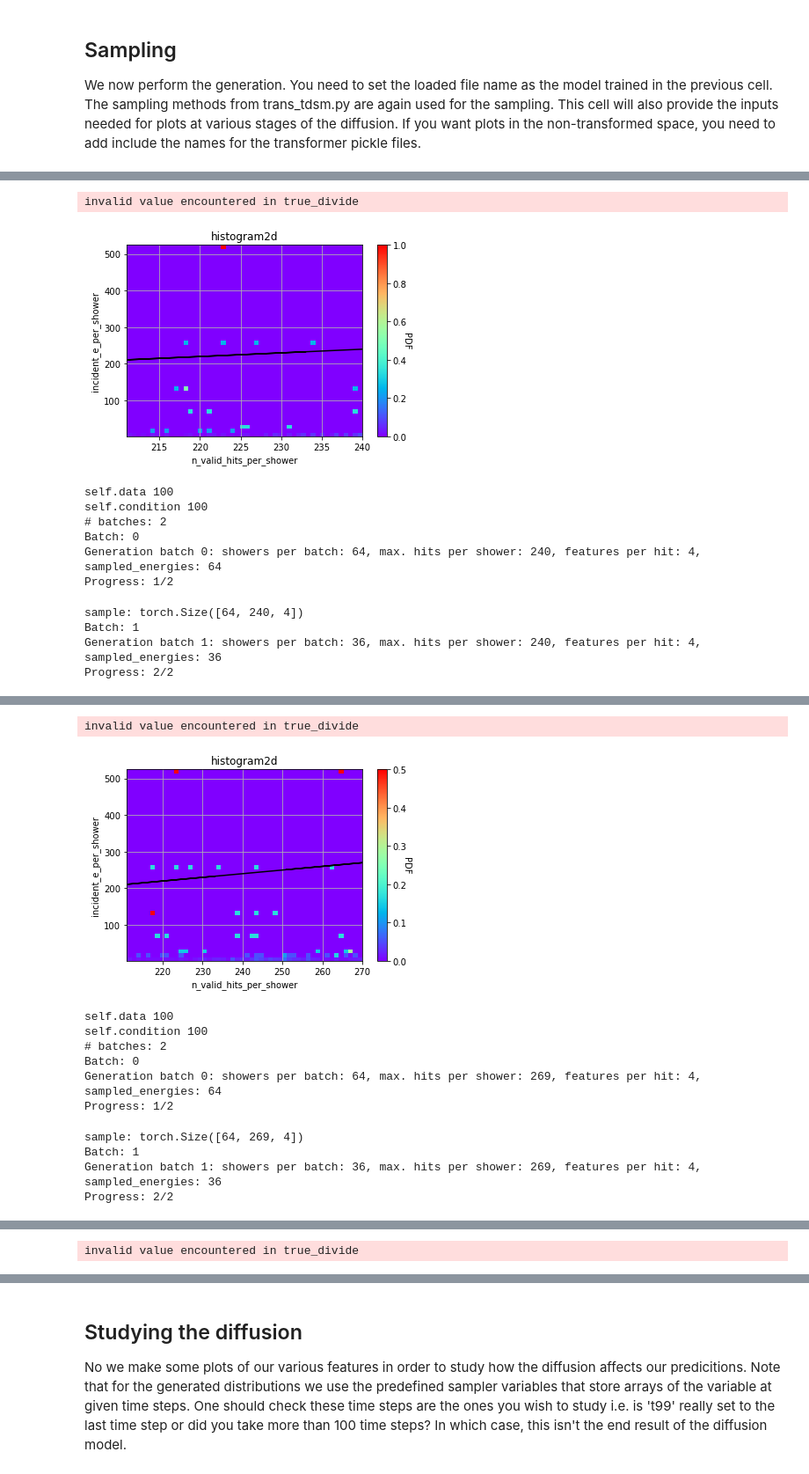
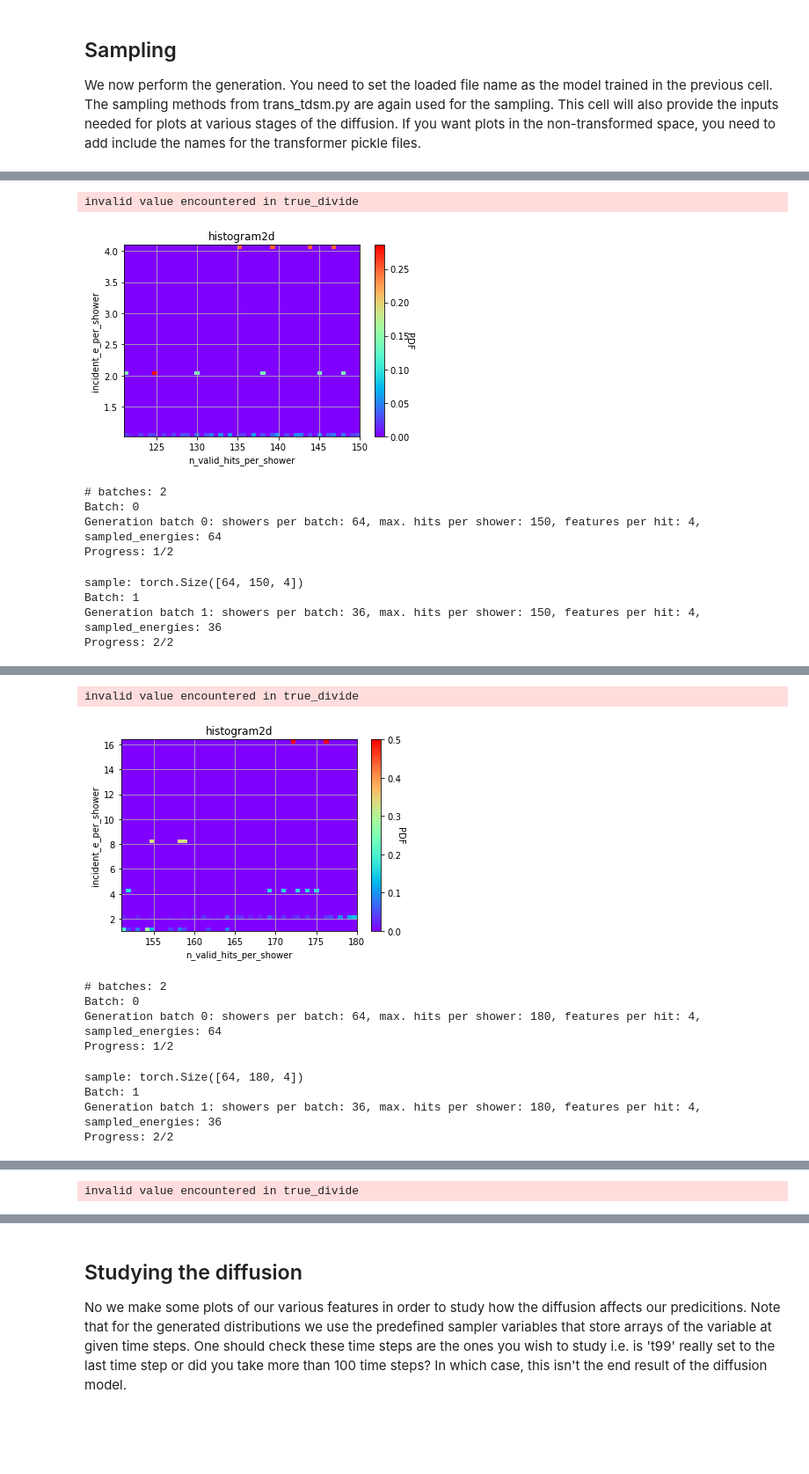
Before and after one commit to vincentchen566/tdsm_encoder, a Jupyter notebook: tdsm_encoder.ipynb, the cells around one changed output, grey strips where cells are left out. Shown at 88% size. Drawn from its saved outputs; the diff is of its cells as text; code cells hidden in the pictures; blank space fills up the shorter version.

Commit message:
updated sampler code to run multiple files and create correct plots

```diff
--- a/tdsm_encoder.ipynb
+++ b/tdsm_encoder.ipynb
@@ -80,7 +80,7 @@ print('Working directory: ', workingdir)
 files_list_ = []
 for filename in os.listdir(dataset_store_path):
     #if fnmatch.fnmatch(filename, dataset + '12*.pt') or fnmatch.fnmatch(filename, dataset + '21*.pt') or fnmatch.fnmatch(filename, dataset + '30*.pt'):
-    if fnmatch.fnmatch(filename, dataset + '2*.pt'):
+    if fnmatch.fnmatch(filename, dataset + '1*.pt'):
         files_list_.append(os.path.join(dataset_store_path, filename))
 print(files_list_)
 
@@ -851,7 +851,7 @@ workingdir = "./"
 
 # SAMPLE PARAMETERS
 sampler_steps = 100
-n_showers_2_gen =  100
+n_showers_2_gen = 100
 
 print(f'batch_size: {batch_size}')
 
@@ -860,16 +860,17 @@ if not os.path.exists(output_directory):
     os.makedirs(output_directory)
 
 # Load saved model
-model.load_state_dict(torch.load('/eos/user/j/jthomasw/tdsm_encoder/training_20230824_0901_output/ckpt_tmp_99.pth', map_location=device))
+model.load_state_dict(torch.load('/eos/user/j/jthomasw/tdsm_encoder/training_20230825_1601_output/ckpt_tmp_499.pth', map_location=device))
 model.to(device)
 
-# Get max. N hits / N valid hits in batch
-n_valid_hits_per_shower = np.array([])
-incident_e_per_shower = np.array([])
+# N valid hits used for 2D PDF
+#n_valid_hits_per_shower = np.array([])
+# Incident particle energy for 2D PDF
+#incident_e_per_shower = np.array([])
 geant_deposited_energy = []
 geant_x_pos = []
 geant_y_pos = []
-geant_ine = []
+geant_ine = np.array([])
 N_geant_showers = 0
 
 print(f'Files: {files_list_}')
@@ -904,6 +905,12 @@ sample_ = []
 pc_sampler = trans_tdsm.pc_sampler(sde=sde, padding_value=padding_value, snr=0.16, sampler_steps=sampler_steps, device=device, jupyternotebook=True)
 # Collect Geant4 shower information
 for file_idx in range(len(files_list_)):
+
+    # N valid hits used for 2D PDF
+    n_valid_hits_per_shower = np.array([])
+    # Incident particle energy for 2D PDF
+    incident_e_per_shower = np.array([])
+
     max_hits = -1
     file = files_list_[file_idx]
     print(f'file: {file}')
@@ -919,17 +926,23 @@ for file_idx in range(len(files_list_)):
         valid_event = []
         data_np = shower_data.cpu().numpy().copy()
         energy_np = incident_energies.cpu().numpy().copy()
+
         # Mask for padded values
         masking = data_np[:,:,0] != padding_value
+
         # Loop over each shower in batch
         for j in range(len(data_np)):
-            # Mask padded hits and count valid hits for shower j in batch
-            valid_hits = data_np[j]#[masking[j]]
-            #n_valid_hits_per_shower.append(len(data_np[j][masking[j]]))
-            n_valid_hits_per_shower = np.append(n_valid_hits_per_shower, len(data_np[j][masking[j]]))
+
+            # valid hits for shower j in batch used for GEANT plot distributions
+            valid_hits = data_np[j]
+
+            # real (unpadded) hit multiplicity needed for the 2D PDF later
+            n_valid_hits = data_np[j][masking[j]]
+
+            n_valid_hits_per_shower = np.append(n_valid_hits_per_shower, len(n_valid_hits))
             if len(valid_hits)>max_hits:
                 max_hits = len(valid_hits)
-            #incident_e_per_shower.append(energy_np[j])
+
             incident_e_per_shower = np.append(incident_e_per_shower, energy_np[j])
 
             # ONLY for plotting purposes
@@ -937,12 +950,16 @@ for file_idx in range(len(files_list_)):
                 break
             else:
                 shower_counter+=1
-                all_ine = np.array(energy_np[j]).reshape(-1,1)
+
+                #geant_ine = np.append(geant_ine, energy_np[j])
+                all_ine = energy_np[j].reshape(-1,1)
+
                 # Rescale the conditional input for each shower
                 if ine_trans_file != '':
                     all_ine = scalar_ine.inverse_transform(all_ine)
-                all_ine = all_ine.flatten().tolist()
-                geant_ine.append(all_ine)
+                all_ine = all_ine.flatten()
+                all_ine = all_ine.tolist()
+                geant_ine = np.append(geant_ine,all_ine[0])
 
                 all_e = valid_hits[:,0].reshape(-1,1)
                 if energy_trans_file != '':
@@ -963,14 +980,15 @@ for file_idx in range(len(files_list_)):
                 geant_y_pos.append( np.mean(all_y) )
 
             N_geant_showers+=1
-    #file_max_hits.append(max_hits)
+
     del custom_data
+    print(f'max_hits: {max_hits}')
 
     # Arrays of Nvalid hits in showers, incident energies per shower
     n_valid_hits_per_shower = np.array(n_valid_hits_per_shower)
     incident_e_per_shower = np.array(incident_e_per_shower)
-    max_incident_e = max(incident_e_per_shower)
-    min_incident_e = min(incident_e_per_shower)
+    #max_incident_e = max(incident_e_per_shower)
+    #min_incident_e = min(incident_e_per_shower)
 
     # Generate 2D pdf of incident E vs N valid hits from the training file(s)
     n_bins_prob_dist = 50
@@ -1003,7 +1021,7 @@ for file_idx in range(len(files_list_)):
     # This means we need to create different files for each bucket again and then pad them
 
     # Create variable length tensors of random noise for features of hits
-    nhits, gen_hits = trans_tdsm.generate_hits(e_vs_nhits_prob, x_bin, y_bin, in_energies, max_hits, 4, device=device)
+    nhits, gen_hits = trans_tdsm.generate_hits(e_vs_nhits_prob, x_bin, y_bin, in_energies, 4, device=device)
 
     # Save
     torch.save([gen_hits, in_energies],'tmp.pt')
@@ -1052,7 +1070,6 @@ for file_idx in range(len(files_list_)):
         tmp_sample = sample_np[i]#[:nhits[i]]  # This seems like a bit of a botch?
         sample_.append(torch.tensor(tmp_sample))
 
-print(f'sample_: {len(sample_)}')
 torch.save([sample_,sampled_ine], os.path.join(output_directory, 'sample.pt'))
 # %% [output]
 batch_size: 64
@@ -1064,12 +1092,10 @@ self.condition 8917
 invalid value encountered in true_divide
-[figure, old version]
+[figure, new version]
-self.data 100
-self.condition 100
 # batches: 2
 Batch: 0
-Generation batch 0: showers per batch: 64, max. hits per shower: 240, features per hit: 4, sampled_energies: 64
+Generation batch 0: showers per batch: 64, max. hits per shower: 150, features per hit: 4, sampled_energies: 64
 Progress: 1/2
-sample: torch.Size([64, 240, 4])
+sample: torch.Size([64, 150, 4])
 Batch: 1
-Generation batch 1: showers per batch: 36, max. hits per shower: 240, features per hit: 4, sampled_energies: 36
+Generation batch 1: showers per batch: 36, max. hits per shower: 150, features per hit: 4, sampled_energies: 36
 Progress: 2/2
@@ -1080,12 +1119,10 @@ self.condition 17282
 invalid value encountered in true_divide
-[figure, old version]
+[figure, new version]
-self.data 100
-self.condition 100
 # batches: 2
 Batch: 0
-Generation batch 0: showers per batch: 64, max. hits per shower: 269, features per hit: 4, sampled_energies: 64
+Generation batch 0: showers per batch: 64, max. hits per shower: 180, features per hit: 4, sampled_energies: 64
 Progress: 1/2
-sample: torch.Size([64, 269, 4])
+sample: torch.Size([64, 180, 4])
 Batch: 1
-Generation batch 1: showers per batch: 36, max. hits per shower: 269, features per hit: 4, sampled_energies: 36
+Generation batch 1: showers per batch: 36, max. hits per shower: 180, features per hit: 4, sampled_energies: 36
 Progress: 2/2
```
Also changed, not shown: parts of 4 cells of this notebook, 1 other file.
